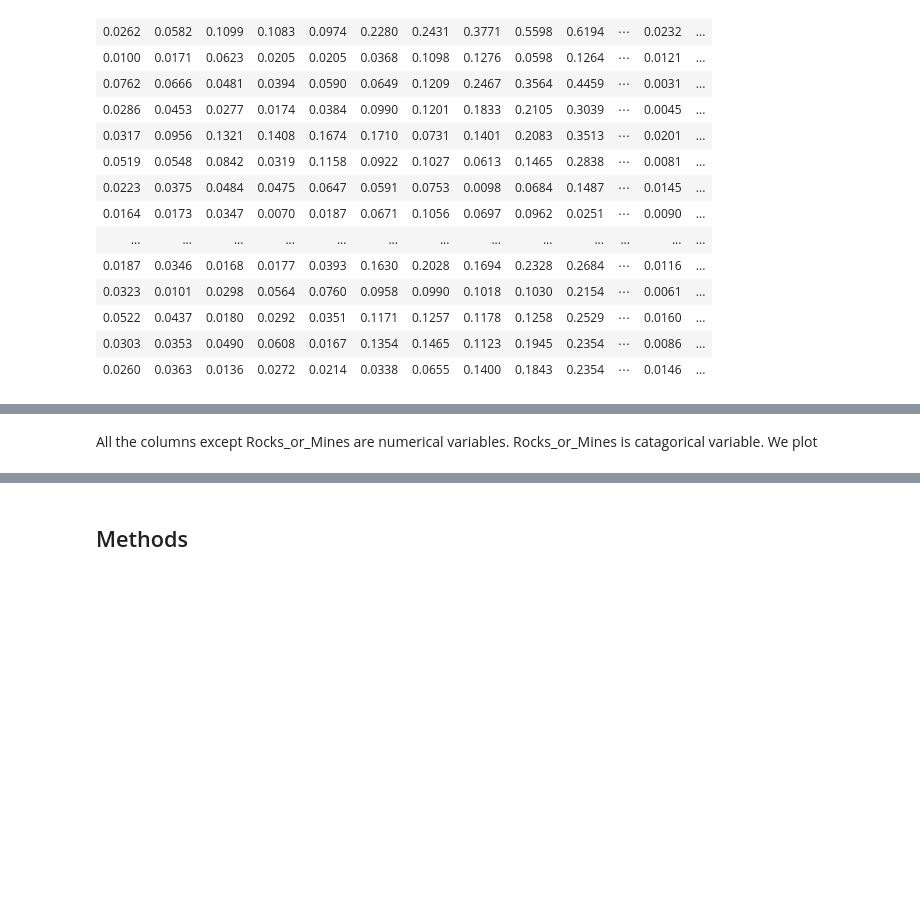
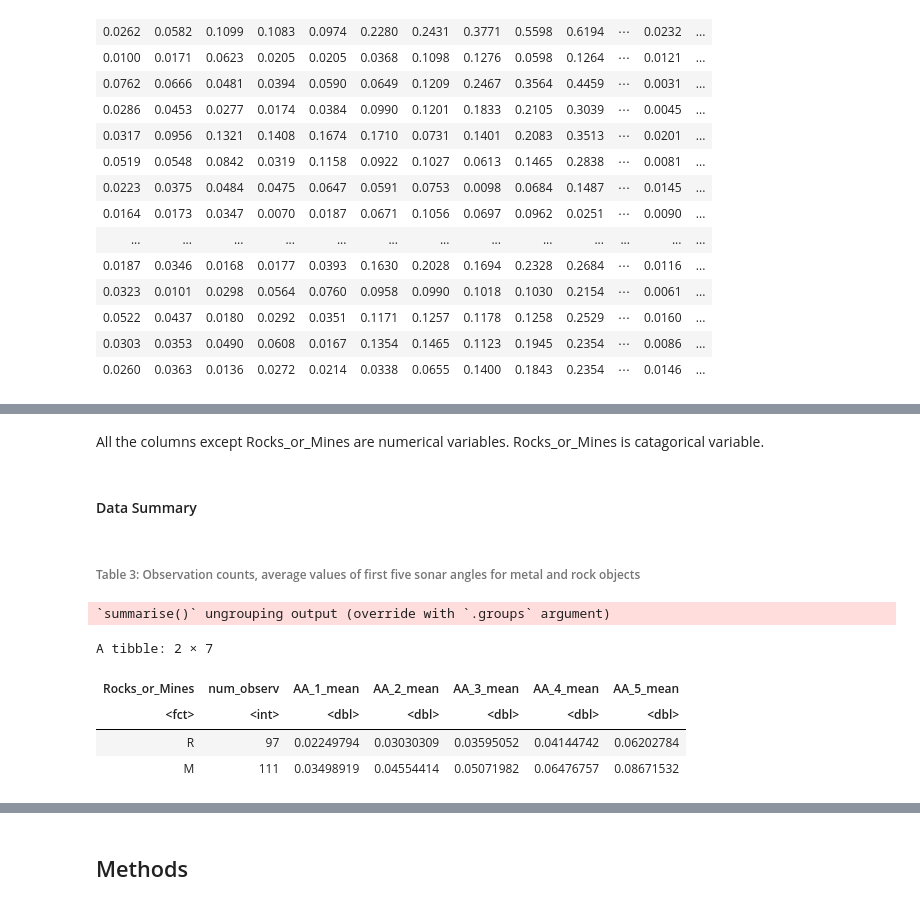
Before and after one commit to m2icocoa/group_project_team_6, a Jupyter notebook: proposal.ipynb, the cells around one changed output, grey strips where cells are left out. Cells and saved outputs as stored; diff of their text form; code cells hidden in the pictures; blank space fills up the shorter version.

```diff
--- a/proposal.ipynb
+++ b/proposal.ipynb
@@ -156,2 +142,17 @@ A tibble: 51 × 61
 # %% [markdown]
-All the columns except Rocks_or_Mines are numerical variables. Rocks_or_Mines is catagorical variable. We plot
+All the columns except Rocks_or_Mines are numerical variables. Rocks_or_Mines is catagorical variable.
+# %% [markdown]
+#### Data Summary
+# %% [markdown]
+###### Table 3: Observation counts, average values of first five sonar angles for metal and rock objects
+# %%
+sonar %>%
+group_by(Rocks_or_Mines) %>%
+summarize(num_observ = n(), AA_1_mean = mean(AA_1), AA_2_mean = mean(AA_2), AA_3_mean = mean(AA_3), AA_4_mean = mean(AA_4), AA_5_mean = mean(AA_5))
+# %% [output]
+`summarise()` ungrouping output (override with `.groups` argument)
+A tibble: 2 × 7
+| Rocks_or_Mines | num_observ | AA_1_mean | AA_2_mean | AA_3_mean | AA_4_mean | AA_5_mean |
+| <fct> | <int> | <dbl> | <dbl> | <dbl> | <dbl> | <dbl> |
+| R | 97 | 0.02249794 | 0.03030309 | 0.03595052 | 0.04144742 | 0.06202784 |
+| M | 111 | 0.03498919 | 0.04554414 | 0.05071982 | 0.06476757 | 0.08671532 |
```
Also changed, not shown: parts of 11 cells of this notebook.
